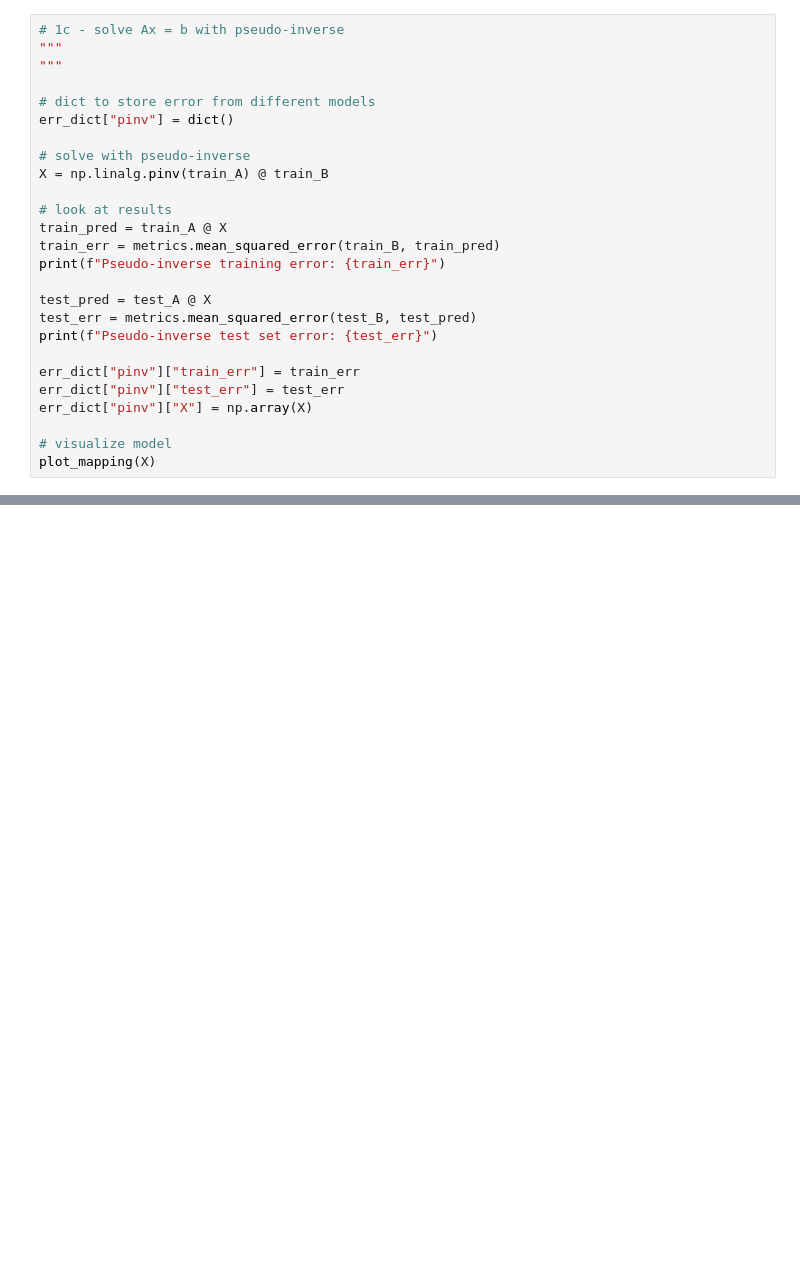
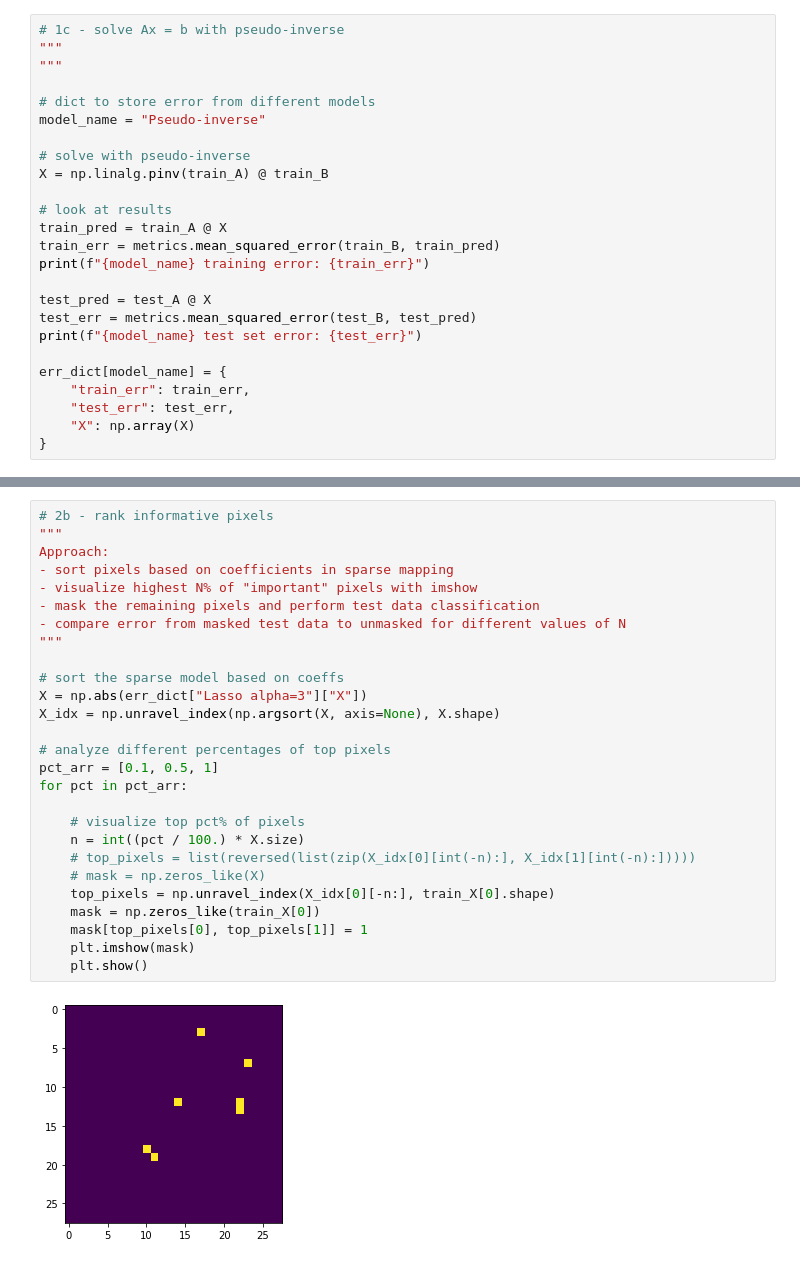
Before and after one commit to briardoty/amath584, a Jupyter notebook: hw6/briardoty_584_hw6.ipynb, the cells around one changed output, grey strips where cells are left out. Cells and saved outputs as stored; diff of their text form; blank space fills up the shorter version.

```diff
--- a/hw6/briardoty_584_hw6.ipynb
+++ b/hw6/briardoty_584_hw6.ipynb
@@ -73,7 +72,7 @@ Lasso test set error: 0.05791847646055155
 """
 
 # dict to store error from different models
-err_dict["pinv"] = dict()
+model_name = "Pseudo-inverse"
 
 # solve with pseudo-inverse
 X = np.linalg.pinv(train_A) @ train_B
@@ -81,18 +80,17 @@ X = np.linalg.pinv(train_A) @ train_B
 # look at results
 train_pred = train_A @ X
 train_err = metrics.mean_squared_error(train_B, train_pred)
-print(f"Pseudo-inverse training error: {train_err}")
+print(f"{model_name} training error: {train_err}")
 
 test_pred = test_A @ X
 test_err = metrics.mean_squared_error(test_B, test_pred)
-print(f"Pseudo-inverse test set error: {test_err}")
+print(f"{model_name} test set error: {test_err}")
 
-err_dict["pinv"]["train_err"] = train_err
-err_dict["pinv"]["test_err"] = test_err
-err_dict["pinv"]["X"] = np.array(X)
-
-# visualize model
-plot_mapping(X)
+err_dict[model_name] = {
+    "train_err": train_err,
+    "test_err": test_err,
+    "X": np.array(X)
+}
 # %% [output]
 Pseudo-inverse training error: 0.03910037240057712
 Pseudo-inverse test set error: 0.039518815962724954
@@ -144,0 +248,29 @@ def plot_mapping(X, cmap="bwr"):
+# %%
+# 2b - rank informative pixels
+"""
+Approach:
+- sort pixels based on coefficients in sparse mapping
+- visualize highest N% of "important" pixels with imshow
+- mask the remaining pixels and perform test data classification
+- compare error from masked test data to unmasked for different values of N
+"""
+
+# sort the sparse model based on coeffs
+X = np.abs(err_dict["Lasso alpha=3"]["X"])
+X_idx = np.unravel_index(np.argsort(X, axis=None), X.shape)
+
+# analyze different percentages of top pixels
+pct_arr = [0.1, 0.5, 1]
+for pct in pct_arr:
+
+    # visualize top pct% of pixels
+    n = int((pct / 100.) * X.size)
+    # top_pixels = list(reversed(list(zip(X_idx[0][int(-n):], X_idx[1][int(-n):]))))
+    # mask = np.zeros_like(X)
+    top_pixels = np.unravel_index(X_idx[0][-n:], train_X[0].shape)
+    mask = np.zeros_like(train_X[0])
+    mask[top_pixels[0], top_pixels[1]] = 1
+    plt.imshow(mask)
+    plt.show()
+# %% [output]
+[figure, added]
```
Also changed, not shown: parts of 13 cells of this notebook, 1 other file.
